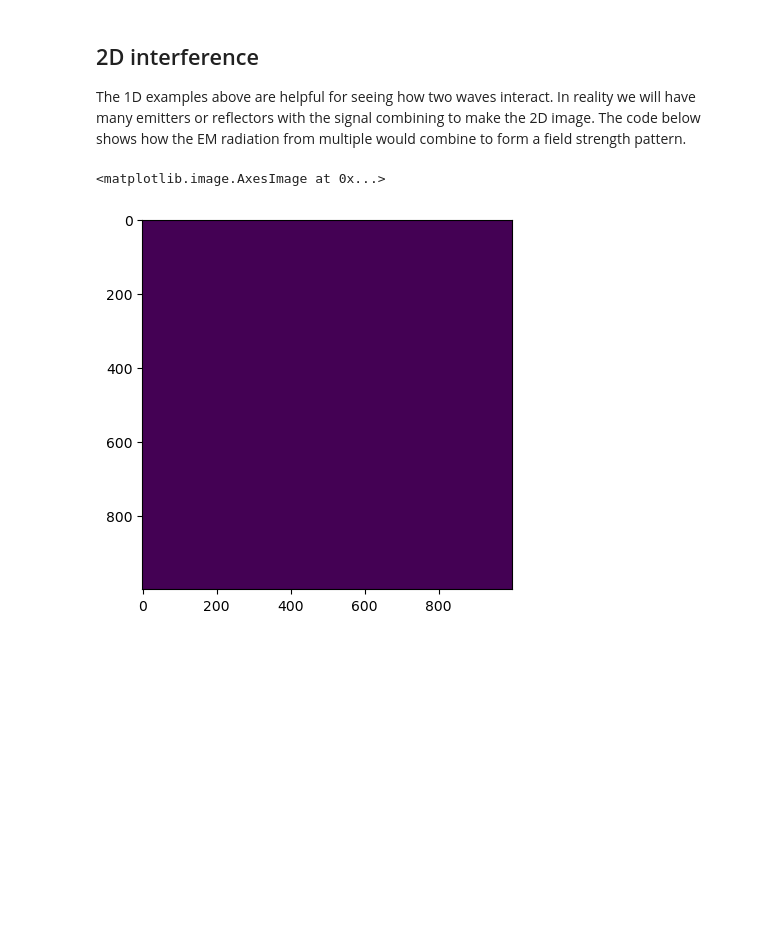
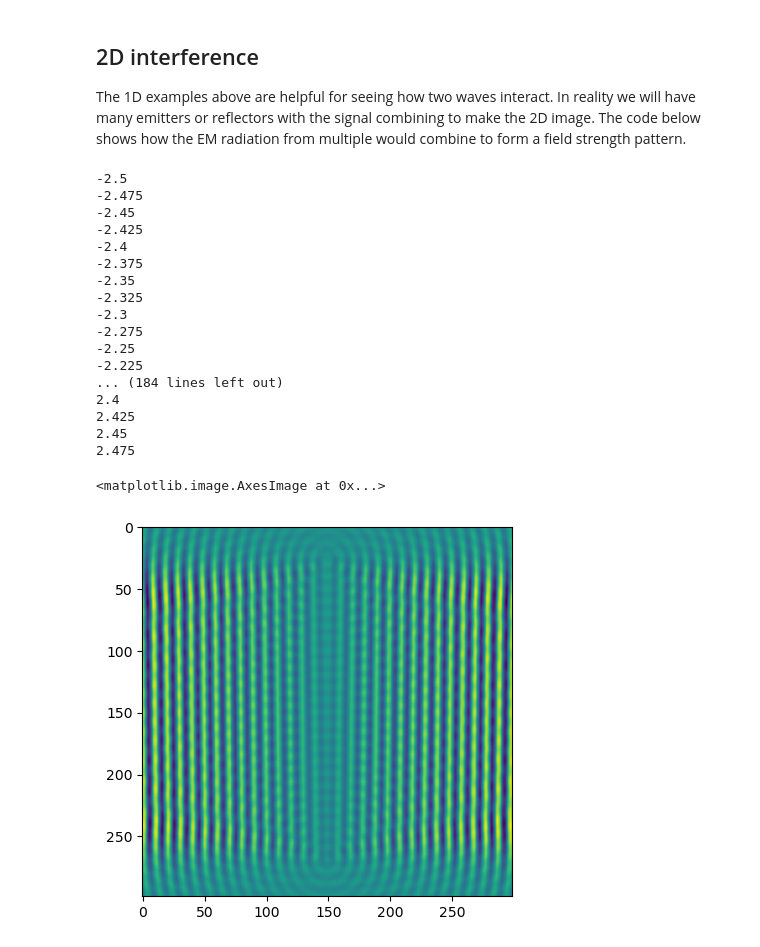
Before and after one commit to edinburgh-university-OOSA/active_sensing, a Jupyter notebook: radar_phase/radar_phase.ipynb, the cells around one changed output. Drawn from its saved outputs; the diff is of its cells as text; code cells hidden in the pictures; blank space fills up the shorter version.

```diff
--- a/radar_phase/radar_phase.ipynb
+++ b/radar_phase/radar_phase.ipynb
@@ -78,18 +78,18 @@ plotThreeWaves(x,y1,y2,yI)
 The 1D examples above are helpful for seeing how two waves interact. In reality we will have many emitters or reflectors with the signal combining to make the 2D image. The code below shows how the EM radiation from multiple would combine to form a field strength pattern.
 # %%
 # define the number of EM sources and the total extent they are spread over (D, aperture size)
-N=1
-D=0.5
+N=200
+D=5
 
 # define the EM properties. Phase is the total phase shift from one end to the other
 A=1.0   # amplitude
 l=0.2   # wavelength in metres
-p=0.0   # phase in degrees between the two ends
+p=90.0   # phase in degrees between the two ends
 
 
 
 # set image size
-imWidth=l*100.0
+imWidth=l*30.0
 res=l/10
 nX=int(imWidth//res)
 nY=int(imWidth//res)
@@ -101,40 +101,66 @@ def placeEmitters(N,D,imWidth,A,l,p):
     emitters=np.zeros(N,dtype=emitter)
 
     for i in range(0,N):
-        y=imWidth/2.0+i*D/N
+        y=(i-N/2)*D/N
         x=0.0
         tP=i*p/N
         emitters[i]=emitter(A,l,tP,x,y)
 
     return(emitters)
 
 
 class emitter():
     '''class to hold emitters'''
 
     def __init__(self,A,l,tP,x,y):
         '''Class initialiser'''
         self.A=A
         self.l=l
         self.p=tP
         self.x=x
         self.y=y
 
-    def calcDistance():
+    def calcDistance(self,nX,nY,imWidth,res):
         '''Calculate distance from emitter to all pixels'''
-        #dists=
+        x1d=np.linspace(-imWidth/2,imWidth/2,num=nX)
+        x,y=np.meshgrid(x1d,x1d)
+        self.dists=np.sqrt((x-self.x)**2+(y-self.y)**2)
 
+    def calcField(self):
+        '''Calculate field strength over area'''
+
+        self.fieldS=self.A*np.sin(self.dists*2*pi/self.l+self.p*pi/180)
 
 
 # place the emitters
 emitters=placeEmitters(N,D,imWidth,A,l,p)
+
 # loop over emitters and add up field
-
-#for i in range(0,N):
+for i in range(0,N):
+    emitters[i].calcDistance(nX,nY,imWidth,res)
+    emitters[i].calcField()
+    fieldS=fieldS+emitters[i].fieldS
 
 
 # plot
 plt.imshow(fieldS)
 # %% [output]
-<matplotlib.image.AxesImage at 0x...>
+-2.5
+-2.475
+-2.45
+-2.425
+-2.4
+-2.375
+-2.35
+-2.325
+-2.3
+-2.275
+-2.25
+-2.225
+... (184 lines left out)
+2.4
+2.425
+2.45
+2.475
+<matplotlib.image.AxesImage at 0x...>
-[figure, old version]
+[figure, new version]
```
